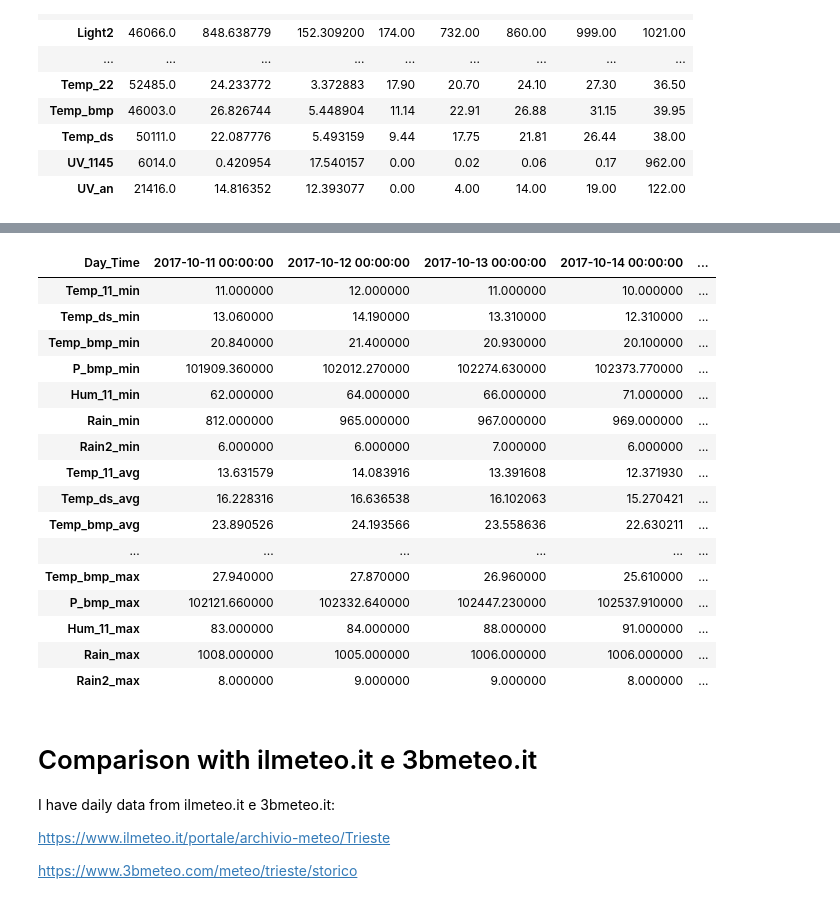
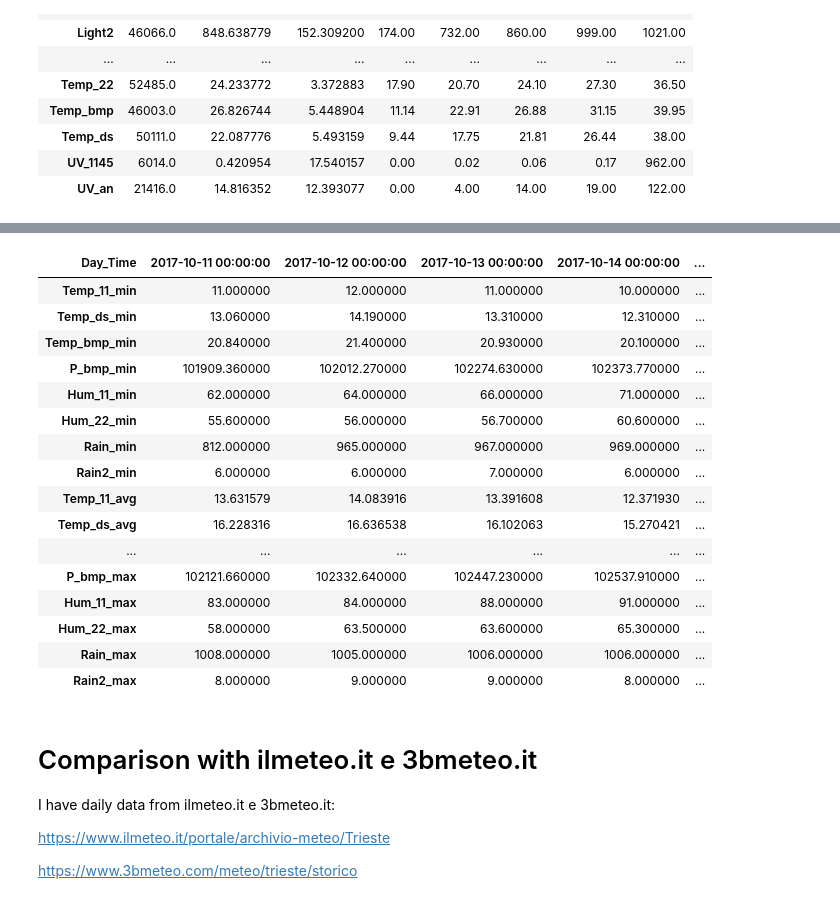
Before and after one commit to baruselli/weather_datalog, a Jupyter notebook: datalog.ipynb, the cells around one changed output, grey strips where cells are left out. Cells and saved outputs as stored; diff of their text form; code cells hidden in the pictures.

```diff
--- a/datalog.ipynb
+++ b/datalog.ipynb
@@ -142,39 +142,39 @@ data_tot_h.describe().T
 # %%
 #Max, min, avg temp per day, after rolling median to cut outliers away
 #PTH_median=pd.rolling_median(data_tot[["Temp_11","Temp_ds","Temp_bmp","P_bmp","Hum_11","Rain","Rain2"]],3) deprecated
-PTH_median=data_tot[["Temp_11","Temp_ds","Temp_bmp","P_bmp","Hum_11","Rain","Rain2"]].rolling(window=3,center=False).median()
+PTH_median=data_tot[["Temp_11","Temp_ds","Temp_bmp","P_bmp","Hum_11","Hum_22","Rain","Rain2"]].rolling(window=3,center=False).median()
 PTH_median.dropna(how="all",inplace=True)
 wind_d=data_tot_h[["Speed",]].resample("1D").mean()
 #PTHw=pd.concat([PTH_median,wind_d])
 PTH_max=PTH_median.resample("1D").max()
 PTH_min=PTH_median.resample("1D").min()
 PTH_avg=PTH_median.resample("1D").mean()
 
 #change col names, useful for when we merge dataframes
 PTH_avg.rename(columns=lambda x: x+"_avg", inplace=True)
 PTH_min.rename(columns=lambda x: x+"_min", inplace=True)
 PTH_max.rename(columns=lambda x: x+"_max", inplace=True)
 PTH_tot=pd.concat([PTH_min,PTH_avg,PTH_max],axis=1)
 
 PTH_tot.tail().T
 #PTH_avg.tail().T
 #PTH_min.index
 # %% [output]
 | Day_Time | 2017-10-11 00:00:00 | 2017-10-12 00:00:00 | 2017-10-13 00:00:00 | 2017-10-14 00:00:00 | ... |
 | Temp_11_min | 11.000000 | 12.000000 | 11.000000 | 10.000000 | ... |
 | Temp_ds_min | 13.060000 | 14.190000 | 13.310000 | 12.310000 | ... |
 | Temp_bmp_min | 20.840000 | 21.400000 | 20.930000 | 20.100000 | ... |
 | P_bmp_min | 101909.360000 | 102012.270000 | 102274.630000 | 102373.770000 | ... |
 | Hum_11_min | 62.000000 | 64.000000 | 66.000000 | 71.000000 | ... |
+| Hum_22_min | 55.600000 | 56.000000 | 56.700000 | 60.600000 | ... |
 | Rain_min | 812.000000 | 965.000000 | 967.000000 | 969.000000 | ... |
 | Rain2_min | 6.000000 | 6.000000 | 7.000000 | 6.000000 | ... |
 | Temp_11_avg | 13.631579 | 14.083916 | 13.391608 | 12.371930 | ... |
 | Temp_ds_avg | 16.228316 | 16.636538 | 16.102063 | 15.270421 | ... |
-| Temp_bmp_avg | 23.890526 | 24.193566 | 23.558636 | 22.630211 | ... |
 | ... | ... | ... | ... | ... | ... |
-| Temp_bmp_max | 27.940000 | 27.870000 | 26.960000 | 25.610000 | ... |
 | P_bmp_max | 102121.660000 | 102332.640000 | 102447.230000 | 102537.910000 | ... |
 | Hum_11_max | 83.000000 | 84.000000 | 88.000000 | 91.000000 | ... |
+| Hum_22_max | 58.000000 | 63.500000 | 63.600000 | 65.300000 | ... |
 | Rain_max | 1008.000000 | 1005.000000 | 1006.000000 | 1006.000000 | ... |
 | Rain2_max | 8.000000 | 9.000000 | 9.000000 | 8.000000 | ... |
 # %% [markdown]
```
Also changed, not shown: parts of 11 cells of this notebook.
